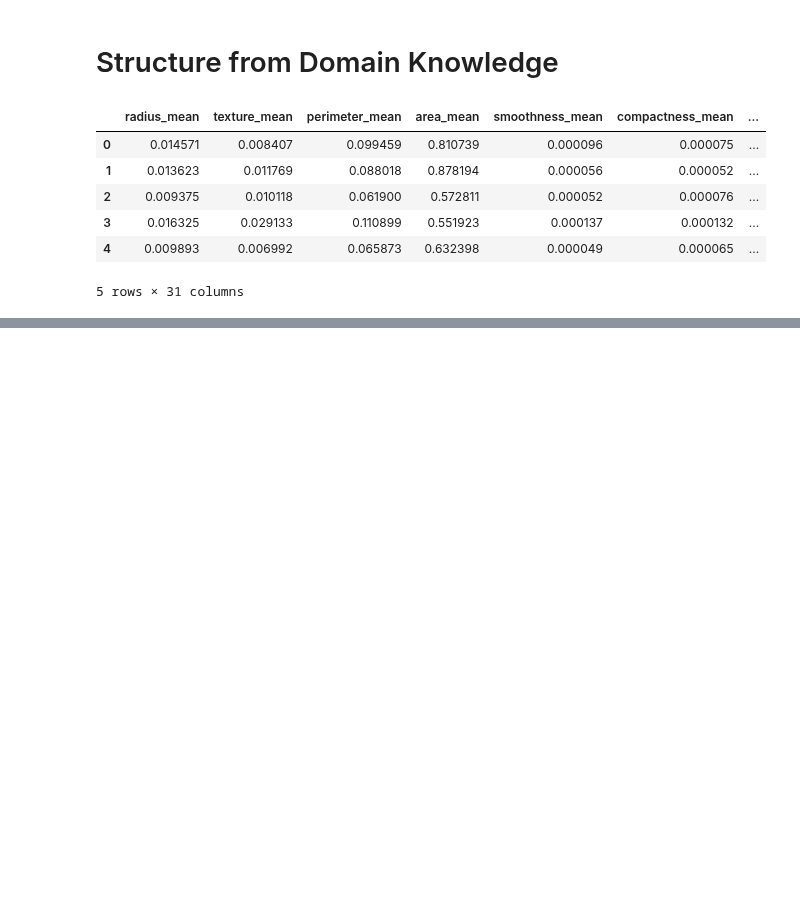
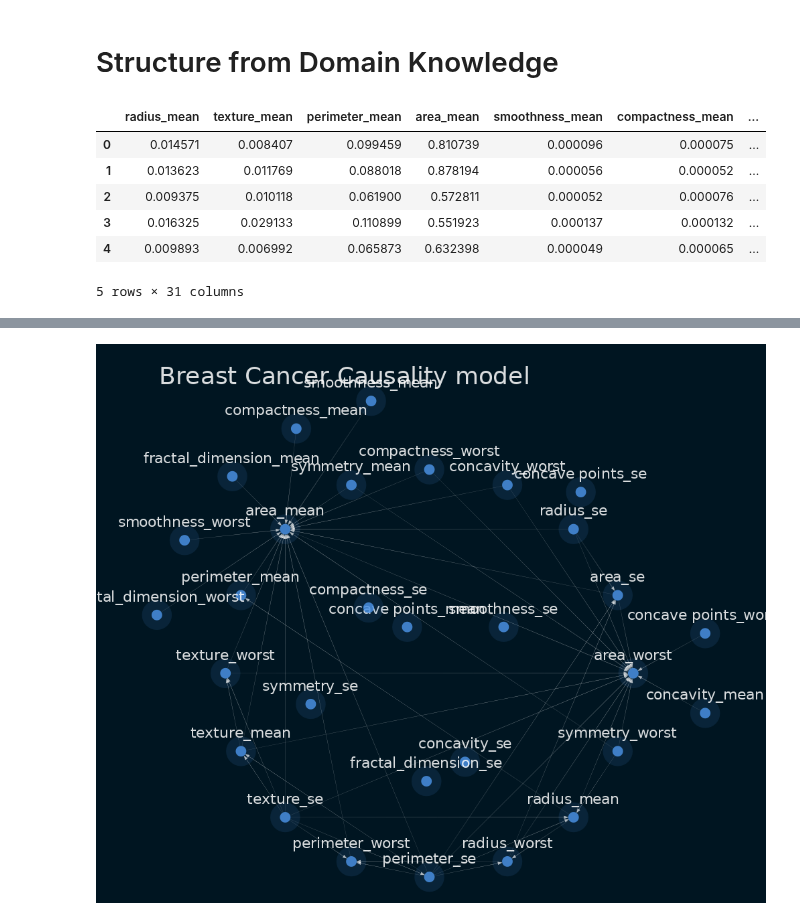
Before and after one commit to abel-blue/breastCancer-causal-Inference, a Jupyter notebook: notebooks/causal_inference.ipynb, the cells around one changed output, grey strips where cells are left out. Drawn from its saved outputs; the diff is of its cells as text; code cells hidden in the pictures; blank space fills up the shorter version.

Commit message:
casual graph for all columns

```diff
--- a/notebooks/causal_inference.ipynb
+++ b/notebooks/causal_inference.ipynb
@@ -73,0 +47,2 @@ Image(viz.draw(format='png'))
+# %%
+sm_data = from_pandas(data.iloc[:, :-1], w_threshold=0.8)
@@ -73,0 +74,12 @@ Image(viz.draw(format='png'))
+# %%
+# Plotting the Structure Model
+viz = plot_structure(
+    sm_data,
+    prog="circo",
+    graph_attributes=graph_attributes,
+    node_attributes=node_attributes,
+    all_edge_attributes=EDGE_STYLE.WEAK)
+
+Image(viz.draw(format='png'))
+# %% [output]
+[figure, added]
```
Also changed, not shown: parts of 9 cells of this notebook.
